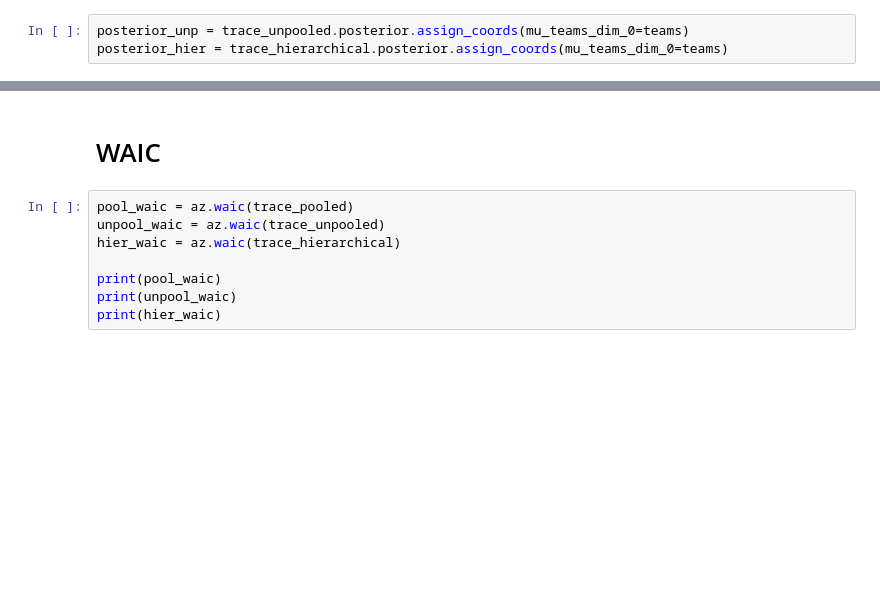
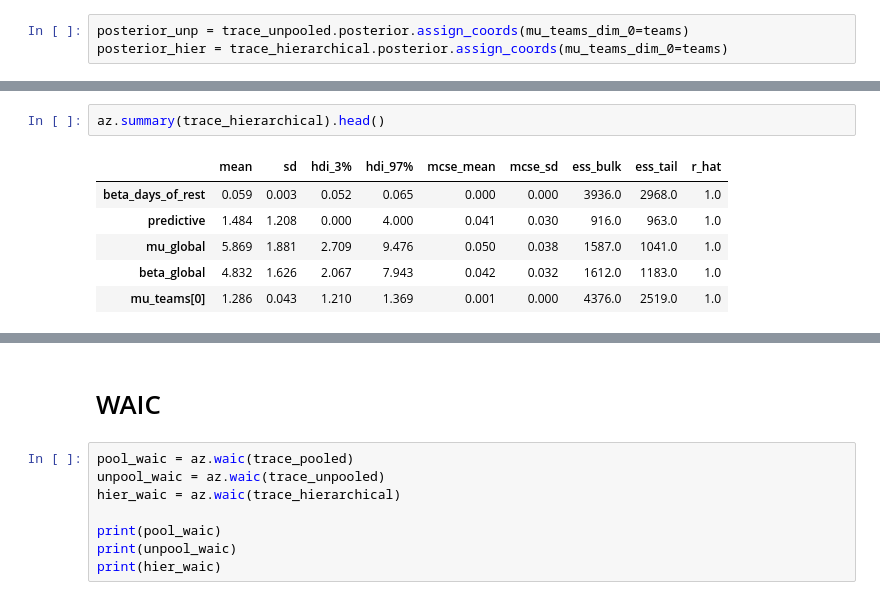
Before and after one commit to k0ruy/bayesian_retry, a Jupyter notebook: retry/modelling_RETRY.ipynb, the cells around one changed output, grey strips where cells are left out. Drawn from its saved outputs; the diff is of its cells as text; blank space fills up the shorter version.

```diff
--- a/retry/modelling_RETRY.ipynb
+++ b/retry/modelling_RETRY.ipynb
@@ -530,3 +501,12 @@ array([[<AxesSubplot: title={'center': 'beta_days_of_rest'}>,
+# %%
+az.summary(trace_hierarchical).head()
+# %% [output]
+|  | mean | sd | hdi_3% | hdi_97% | mcse_mean | mcse_sd | ess_bulk | ess_tail | r_hat |
+| beta_days_of_rest | 0.059 | 0.003 | 0.052 | 0.065 | 0.000 | 0.000 | 3936.0 | 2968.0 | 1.0 |
+| predictive | 1.484 | 1.208 | 0.000 | 4.000 | 0.041 | 0.030 | 916.0 | 963.0 | 1.0 |
+| mu_global | 5.869 | 1.881 | 2.709 | 9.476 | 0.050 | 0.038 | 1587.0 | 1041.0 | 1.0 |
+| beta_global | 4.832 | 1.626 | 2.067 | 7.943 | 0.042 | 0.032 | 1612.0 | 1183.0 | 1.0 |
+| mu_teams[0] | 1.286 | 0.043 | 1.210 | 1.369 | 0.001 | 0.000 | 4376.0 | 2519.0 | 1.0 |
 # %%
 az.plot_posterior(trace_hierarchical, var_names="beta_days_of_rest", ref_val=0, hdi_prob=0.95)
 # %% [output]
```
Also changed, not shown: parts of 33 cells of this notebook, 8 other files.
